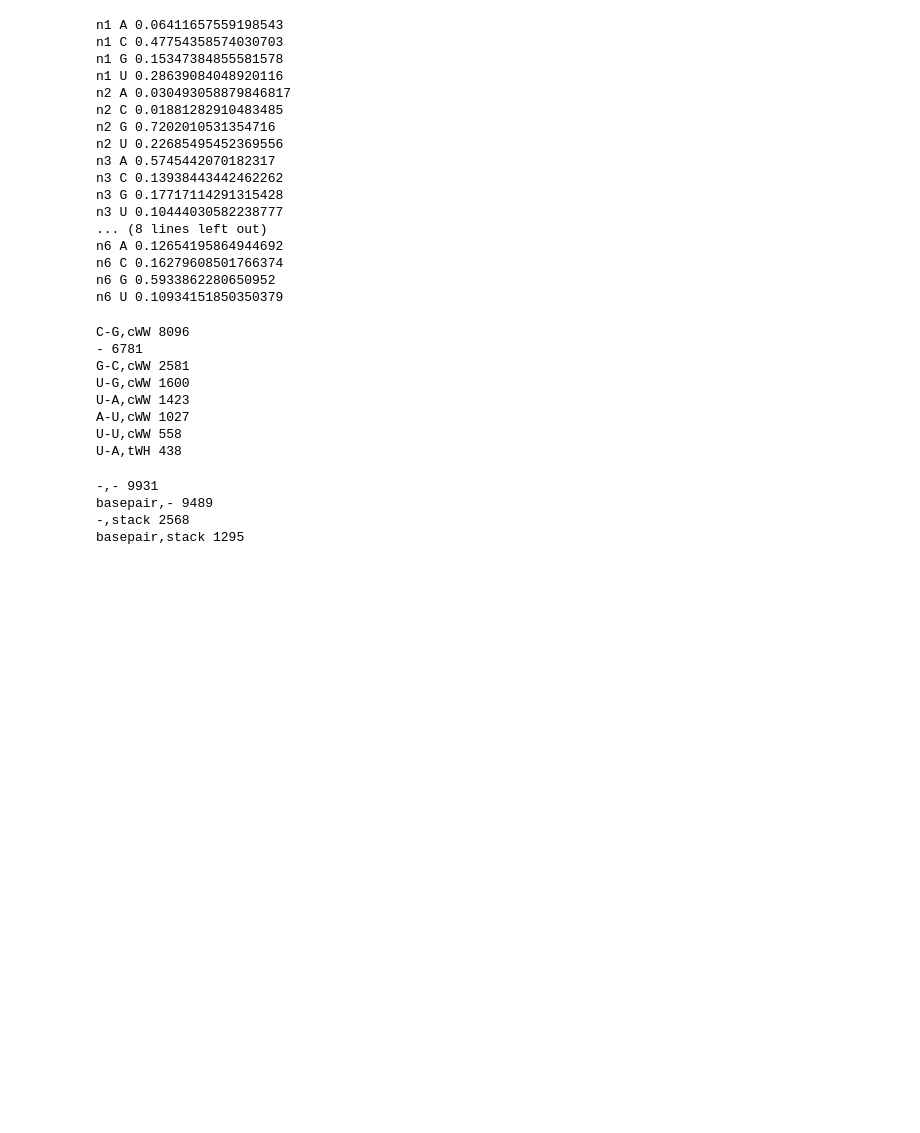
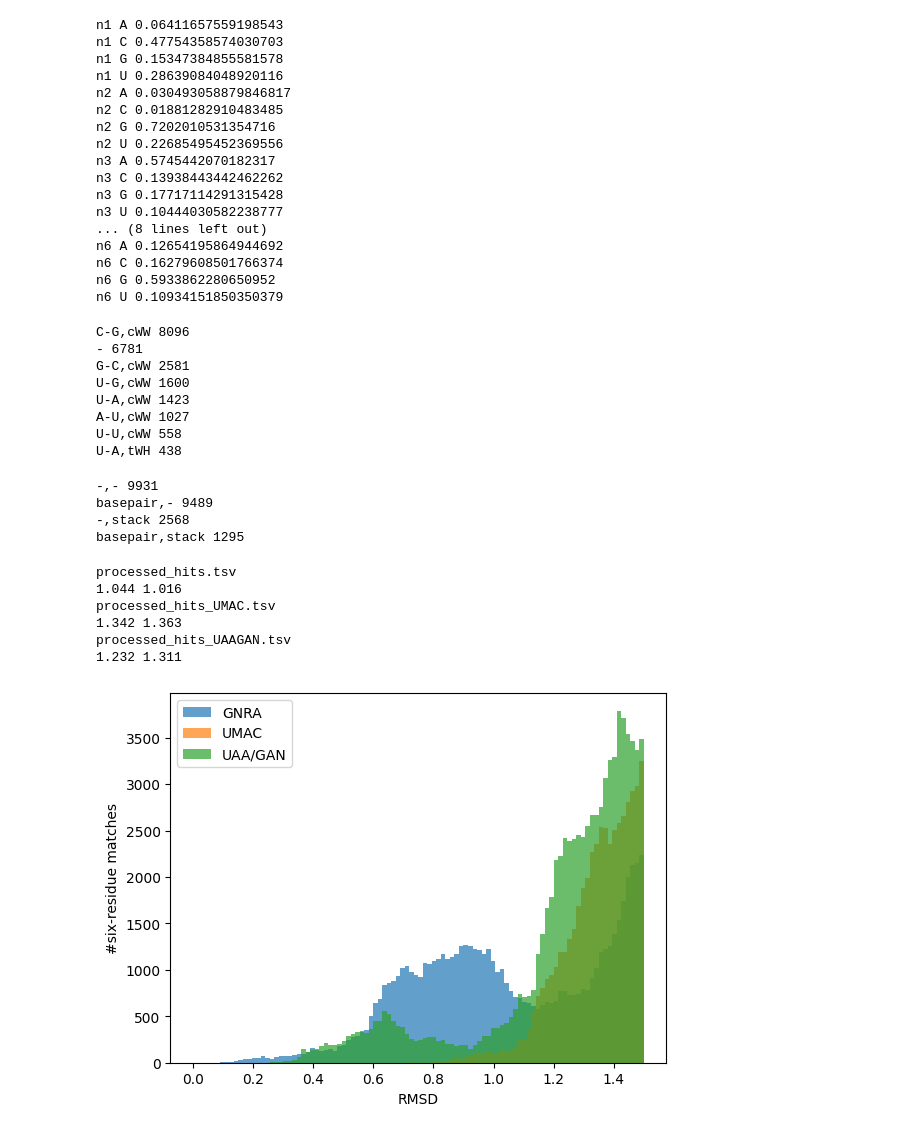
Before and after one commit to febos/GNRA, a Jupyter notebook: stat.ipynb, the cells around one changed output. Cells and saved outputs as stored; diff of their text form; code cells hidden in the pictures; blank space fills up the shorter version.

```diff
--- a/stat.ipynb
+++ b/stat.ipynb
@@ -193,3 +193,35 @@ for k in sorted(cnt.keys(),key = lambda x: cnt[x],reverse = True):
 basepair,- 9489
 -,stack 2568
 basepair,stack 1295
+# %%
+import matplotlib.pyplot as plt
+import numpy as np
+files = ("processed_hits.tsv","processed_hits_UMAC.tsv","processed_hits_UAAGAN.tsv")
+labels = {"processed_hits.tsv":"GNRA","processed_hits_UMAC.tsv":"UMAC","processed_hits_UAAGAN.tsv":"UAA/GAN"}
+for file in files:
+    print(file)
+    counts = {3:0,4:0,5:0,6:0}
+    rmsds = []
+    with open(file) as inp:
+        for line in inp:
+            ls = line.strip().split()
+            size = int(ls[1])
+            rmsd = float(ls[2])
+            counts[size] += 1
+            if size == 6 and rmsd < 100:
+                rmsds.append(rmsd)
+    #print(counts)
+    print(round(np.mean(rmsds),3), round(np.median(rmsds),3))
+    plt.hist(rmsds,bins=100,alpha=0.7,label=labels[file])
+plt.legend()
+plt.xlabel("RMSD")
+plt.ylabel("#six-residue matches")
+plt.show()
+# %% [output]
+processed_hits.tsv
+1.044 1.016
+processed_hits_UMAC.tsv
+1.342 1.363
+processed_hits_UAAGAN.tsv
+1.232 1.311
+[figure, added]
```
Also changed, not shown: 15 other files.
